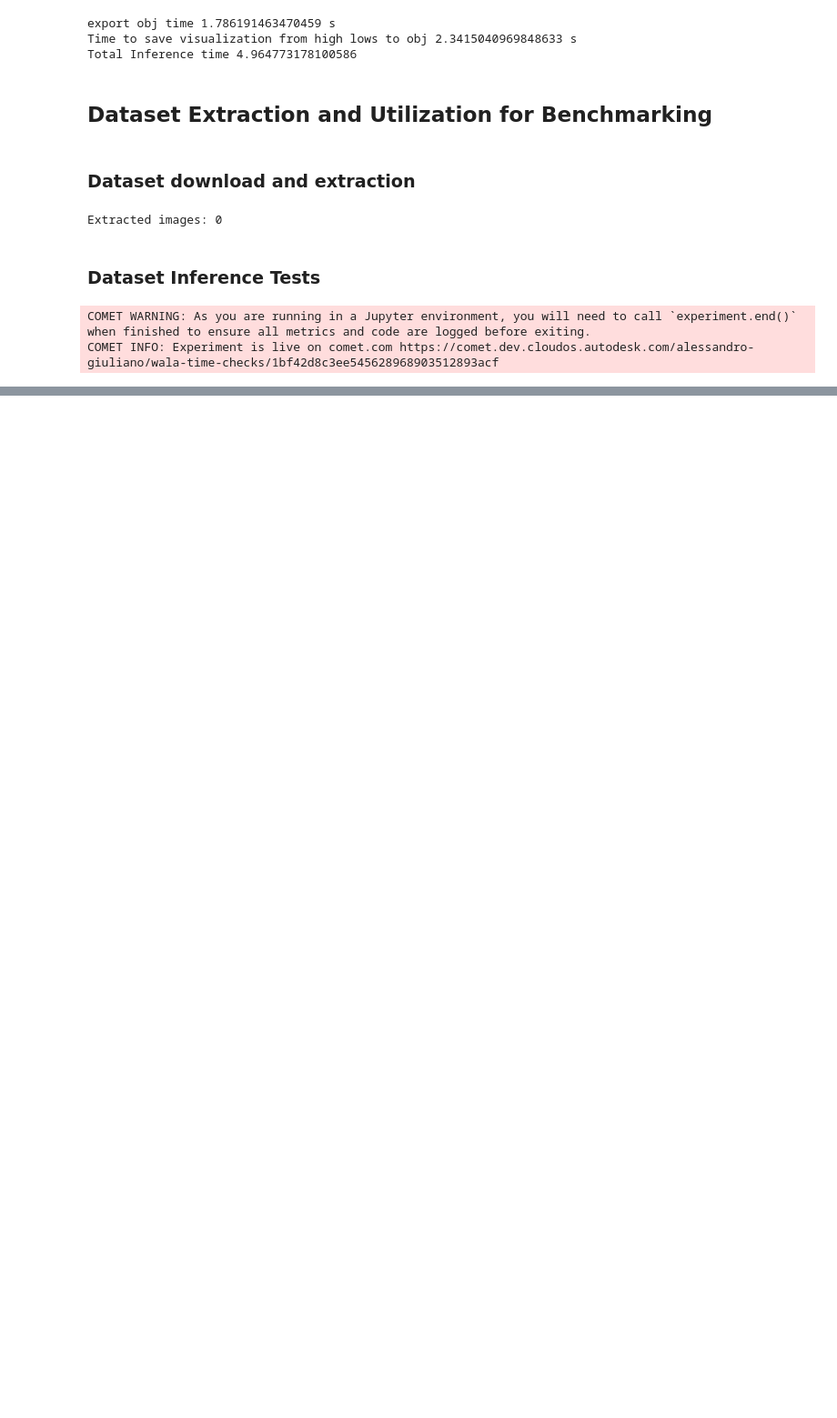
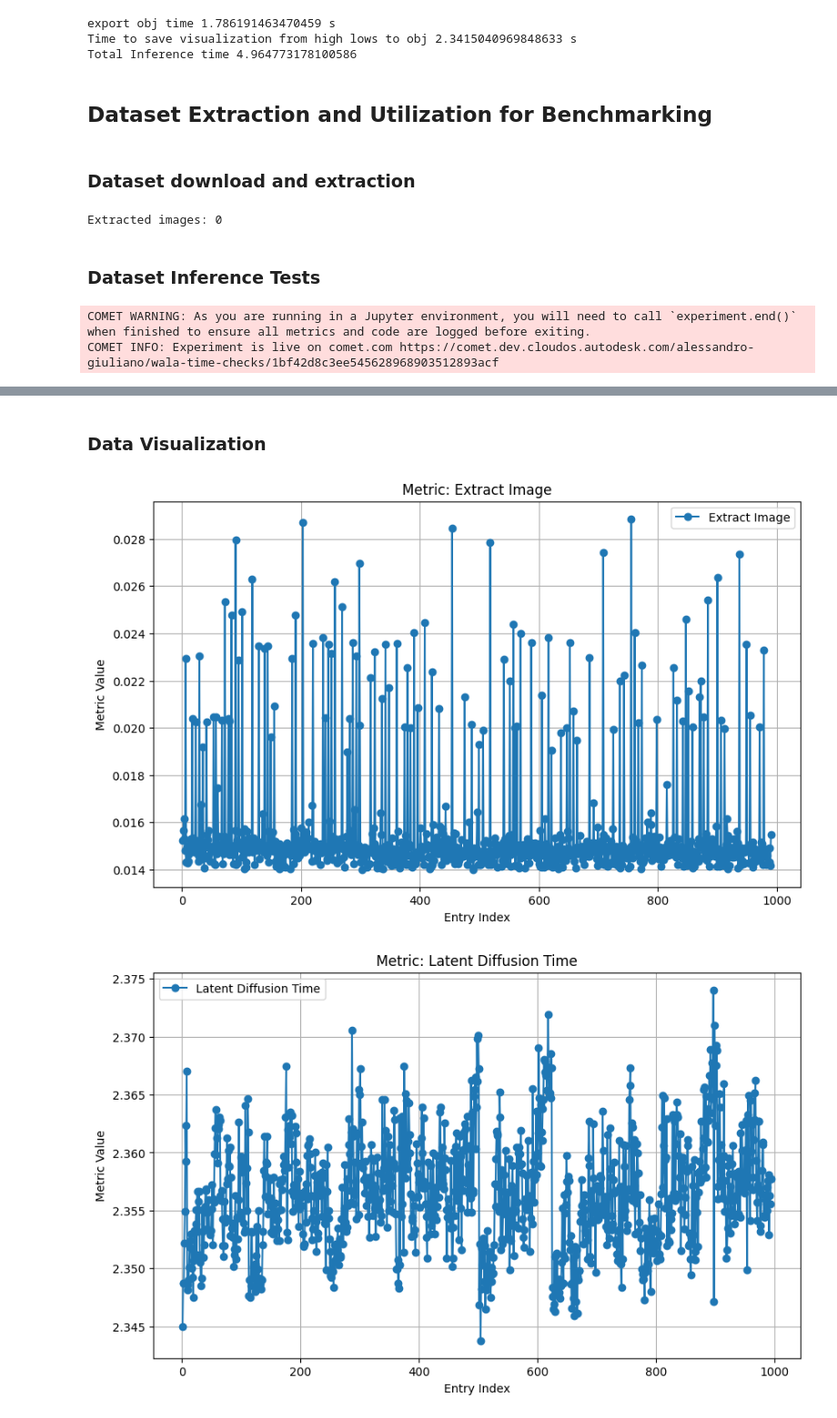
Before and after one commit to AutodeskAILab/WaLa, a Jupyter notebook: Baseline_Testing.ipynb, the cells around one changed output, grey strips where cells are left out. Shown at 91% size. Drawn from its saved outputs; the diff is of its cells as text; code cells hidden in the pictures; blank space fills up the shorter version.

Commit message:
Baseline Testing File, complete with testing from google object dataset, one forward run with 999 images reaults logged on comet

```diff
--- a/Baseline_Testing.ipynb
+++ b/Baseline_Testing.ipynb
@@ -403,0 +362,47 @@ mcubes.marching_cubes time 0.5502538681030273 s
+# %% [markdown]
+### Data Visualization
+# %%
+api_key="mqrUAXjKBRul24uX6pxR3gRHX*eyJiYXNlVXJsIjoiaHR0cHM6Ly9jb21ldC5kZXYuY2xvdWRvcy5hdXRvZGVzay5jb20ifQ"
+comet_api = API(api_key=api_key)
+project_name="wala-time-checks"
+workspace="alessandro-giuliano"
+experiment_key = '1bf42d8c3ee545628968903512893acf'
+# Retrieve the experiment
+experiment = comet_api.get_experiment(workspace, project_name, experiment_key)
+
+# Retrieve metrics from the experiment
+metrics = experiment.get_metrics_summary()
+
+# List of metric names to plot
+metric_names = [
+    "Extract Image",
+    "Latent Diffusion Time",
+    "Latent Decoding Time",
+    "Wavelet Preparation Time",
+    "Low to Highs conversion",
+    'Inverse DWT time elapsed',
+    "mcubes.marching_cubes time",
+    "export obj time"
+]
+
+# Plot each metric in a separate graph
+for metric_name in metric_names:
+    # Retrieve metric data
+    metric_data = experiment.get_metrics(metric_name)
+    # Extract values and convert to float
+    values = [float(point["metricValue"]) for point in metric_data]
+    # Create x-axis as entry indices
+    x_axis = list(range(1, len(values) + 1))
+
+    # Create a new figure for each metric
+    plt.figure(figsize=(10, 6))
+    plt.plot(x_axis, values, label=metric_name, marker='o')
+    plt.xlabel("Entry Index")
+    plt.ylabel("Metric Value")
+    plt.title(f"Metric: {metric_name}")
+    plt.legend()
+    plt.grid()
+    plt.show()
+# %% [output]
+[figure, added]
+[figure, added]
```
Also changed, not shown: parts of 7 cells of this notebook, 1 other file.
